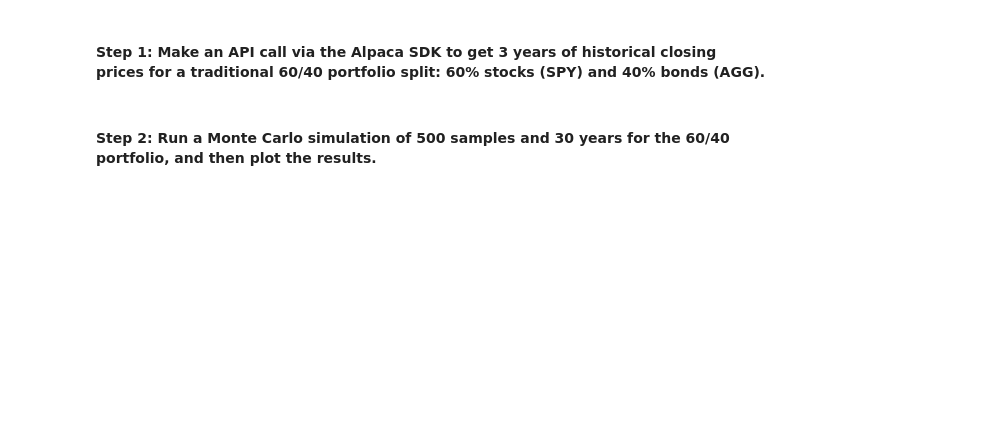
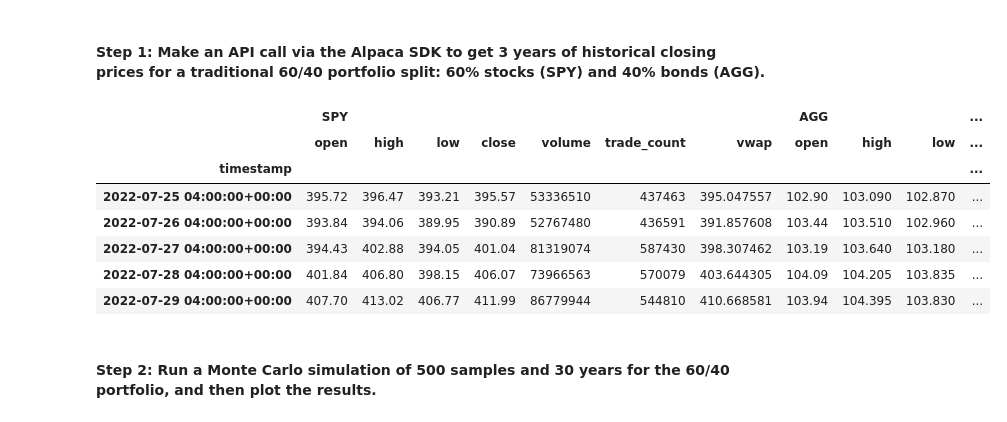
Before and after one commit to Super-Saiyan-Carl/financial_planners, a Jupyter notebook: Starter_Code/financial_planning_tools.ipynb, the cells around one changed output. Drawn from its saved outputs; the diff is of its cells as text; code cells hidden in the pictures; blank space fills up the shorter version.

Commit message:
completed up to mc sim
Completed up to the monte carlo simulation, where I am encountering an error telling me to use concat instead of insert...which I am.

```diff
--- a/Starter_Code/financial_planning_tools.ipynb
+++ b/Starter_Code/financial_planning_tools.ipynb
@@ -211,7 +211,7 @@ str
 - `start_date` and `end_date`: Use the same date for these parameters, and format them with the date of the previous weekday (or `2020-08-07`). This is because you want the one closing price for the most-recent trading day.
 # %%
 # Set the tickers for both the bond and stock portion of the portfolio
-tickers = ["STOCK","BOND"]
+tickers = ["SPY","AGG"]
 
 # Set timeframe to 1Day
 timeframe = "1Day"
@@ -397,25 +430,40 @@ In this section, you’ll use the MCForecastTools library to create a Monte Carl
 # %%
 # Set start and end dates of 3 years back from your current date
 # Alternatively, you can use an end date of 2020-08-07 and work 3 years back from that date
-# YOUR CODE HERE
-# YOUR CODE HERE
+start_date = pd.Timestamp("2019-07-30", tz="America/New_York").isoformat()
+end_date = pd.Timestamp("2022-07-29", tz="America/New_York").isoformat()
 # %%
 # Use the Alpaca get_bars function to make the API call to get the 3 years worth of pricing data
 # The tickers and timeframe parameters should have been set in Part 1 of this activity
 # The start and end dates should be updated with the information set above
 # Remember to add the df property to the end of the call so the response is returned as a DataFrame
-# YOUR CODE HERE
+prices_df = alpaca.get_bars(
+    tickers,
+    timeframe,
+    start=start_date,
+    end=end_date
+).df
 
 # Reorganize the DataFrame
 # Separate ticker data
-# YOUR CODE HERE
+SPY = prices_df[prices_df['symbol']=='SPY'].drop('symbol', axis=1)
+AGG = prices_df[prices_df['symbol']=='AGG'].drop('symbol', axis=1)
 
 # Concatenate the ticker DataFrames
-# YOUR CODE HERE
+prices_df = pd.concat([SPY, AGG], axis=1, keys=["SPY", "AGG"])
 
 # Display both the first and last five rows of the DataFrame
-# YOUR CODE HERE
-# YOUR CODE HERE
+prices_df.head()
+prices_df.tail()
+# %% [output]
+|  | SPY |  |  |  |  |  |  | AGG |  |  | ... |
+|  | open | high | low | close | volume | trade_count | vwap | open | high | low | ... |
+| timestamp |  |  |  |  |  |  |  |  |  |  | ... |
+| 2022-07-25 04:00:00+00:00 | 395.72 | 396.47 | 393.21 | 395.57 | 53336510 | 437463 | 395.047557 | 102.90 | 103.090 | 102.870 | ... |
+| 2022-07-26 04:00:00+00:00 | 393.84 | 394.06 | 389.95 | 390.89 | 52767480 | 436591 | 391.857608 | 103.44 | 103.510 | 102.960 | ... |
+| 2022-07-27 04:00:00+00:00 | 394.43 | 402.88 | 394.05 | 401.04 | 81319074 | 587430 | 398.307462 | 103.19 | 103.640 | 103.180 | ... |
+| 2022-07-28 04:00:00+00:00 | 401.84 | 406.80 | 398.15 | 406.07 | 73966563 | 570079 | 403.644305 | 104.09 | 104.205 | 103.835 | ... |
+| 2022-07-29 04:00:00+00:00 | 407.70 | 413.02 | 406.77 | 411.99 | 86779944 | 544810 | 410.668581 | 103.94 | 104.395 | 103.830 | ... |
 # %% [markdown]
 #### Step 2: Run a Monte Carlo simulation of 500 samples and 30 years for the 60/40 portfolio, and then plot the results.
 # %%
```
Also changed, not shown: parts of 30 cells of this notebook.
